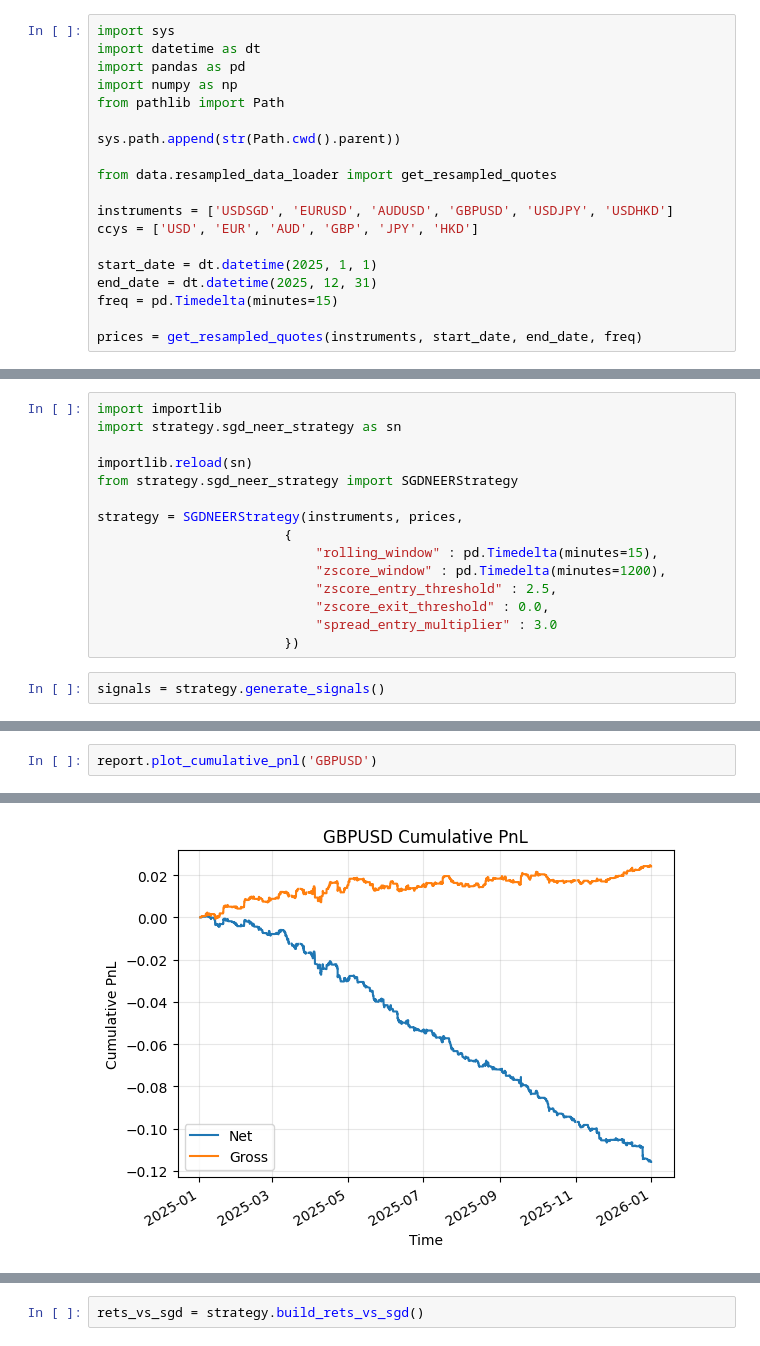
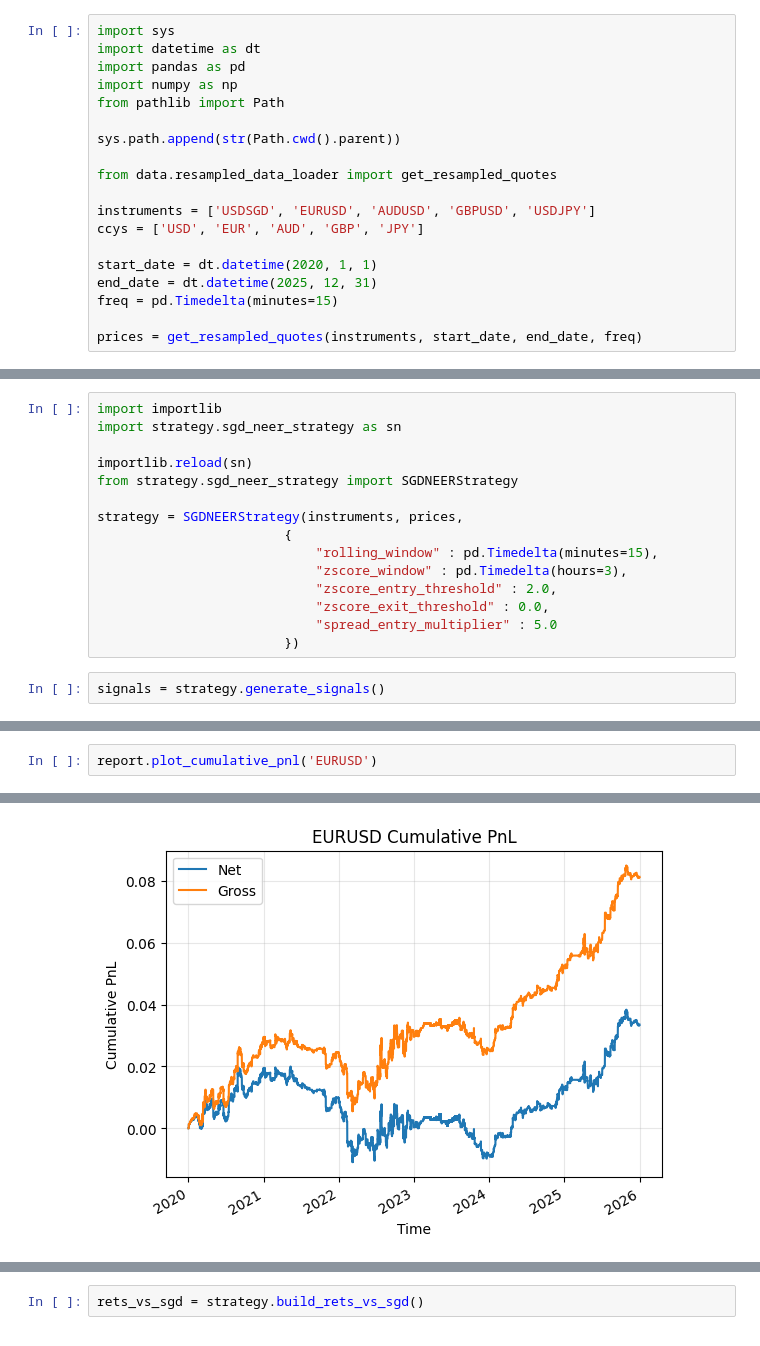
Before and after one commit to muqali/systematic-trading, a Jupyter notebook: src/systematic_trading/research/sgd_neer.ipynb, the cells around one changed output, grey strips where cells are left out. Saved outputs shown, nothing was run; the diff lists cells and outputs as text.

```diff
--- a/src/systematic_trading/research/sgd_neer.ipynb
+++ b/src/systematic_trading/research/sgd_neer.ipynb
@@ -9,10 +9,10 @@ sys.path.append(str(Path.cwd().parent))
 
 from data.resampled_data_loader import get_resampled_quotes
 
-instruments = ['USDSGD', 'EURUSD', 'AUDUSD', 'GBPUSD', 'USDJPY', 'USDHKD']
-ccys = ['USD', 'EUR', 'AUD', 'GBP', 'JPY', 'HKD']
+instruments = ['USDSGD', 'EURUSD', 'AUDUSD', 'GBPUSD', 'USDJPY']
+ccys = ['USD', 'EUR', 'AUD', 'GBP', 'JPY']
 
-start_date = dt.datetime(2025, 1, 1)
+start_date = dt.datetime(2020, 1, 1)
 end_date = dt.datetime(2025, 12, 31)
 freq = pd.Timedelta(minutes=15)
 
@@ -36,10 +36,10 @@ from strategy.sgd_neer_strategy import SGDNEERStrategy
 strategy = SGDNEERStrategy(instruments, prices,
                         {
                             "rolling_window" : pd.Timedelta(minutes=15),
-                            "zscore_window" : pd.Timedelta(minutes=1200),
-                            "zscore_entry_threshold" : 2.5,
+                            "zscore_window" : pd.Timedelta(hours=3),
+                            "zscore_entry_threshold" : 2.0,
                             "zscore_exit_threshold" : 0.0,
-                            "spread_entry_multiplier" : 3.0
+                            "spread_entry_multiplier" : 5.0
                         })
 # %%
 signals = strategy.generate_signals()
@@ -81,3 +62,3 @@ report.generate_performance_report()
 # %%
-report.plot_cumulative_pnl('GBPUSD')
+report.plot_cumulative_pnl('EURUSD')
 # %% [output]
@@ -85,4 +66,4 @@ report.plot_cumulative_pnl('GBPUSD')
-[figure, old version]
+[figure, new version]
 # %%
 import numpy as np
 
```
Also changed, not shown: parts of 5 cells of this notebook, 1 other file.
